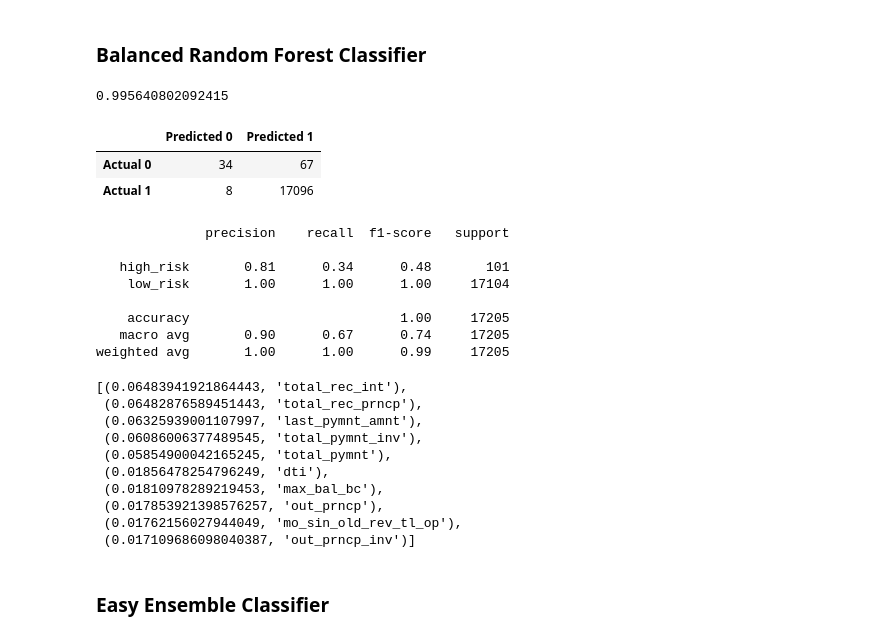
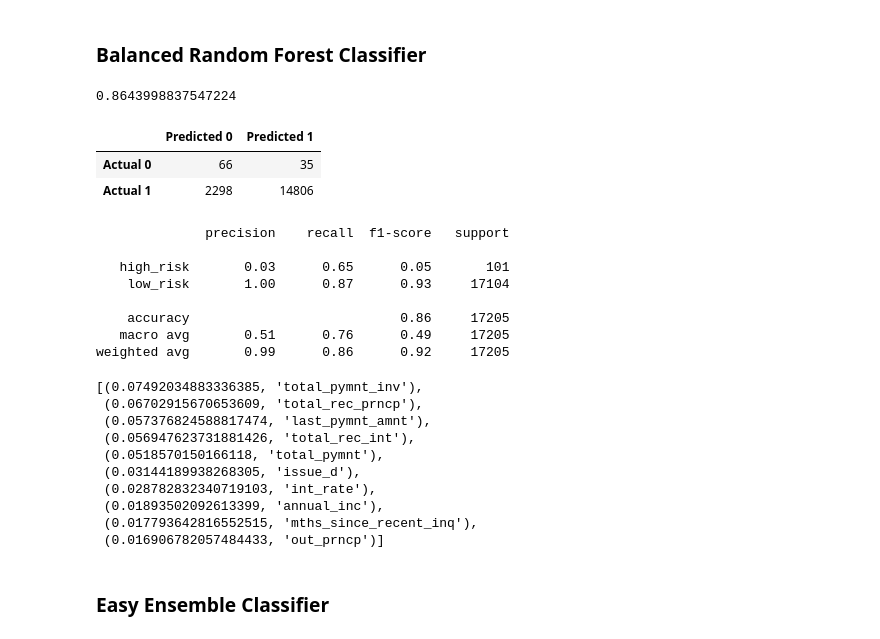
Before and after one commit to mitchjr9/Homework-11-Classification, a Jupyter notebook: credit_risk_ensemble.ipynb, the cells around one changed output. Saved outputs shown, nothing was run; the diff lists cells and outputs as text; code cells hidden in the pictures.

Commit message:
uploading updated ensemble assignment

```diff
--- a/credit_risk_ensemble.ipynb
+++ b/credit_risk_ensemble.ipynb
@@ -38,6 +38,7 @@ loan_df['verification_status'] = loan_df['verification_status'].replace(['Not Ve
 loan_df['issue_d'] = loan_df['issue_d'].replace(['Jan-2019'], 1.2019)
 loan_df['issue_d'] = loan_df['issue_d'].replace(['Feb-2019'], 2.2019)
 loan_df['issue_d'] = loan_df['issue_d'].replace(['Mar-2019'], 3.2019)
+loan_df['pymnt_plan'] = loan_df['pymnt_plan'].replace(['n'], 0)
 loan_df['initial_list_status'] = loan_df['initial_list_status'].replace(['w'], 0)
 loan_df['initial_list_status'] = loan_df['initial_list_status'].replace(['f'], 1)
 loan_df['next_pymnt_d'] = loan_df['next_pymnt_d'].replace(['Apr-2019'], 4.2019)
@@ -121,56 +122,56 @@ Note: Use a random state of 1 for each algorithm to ensure consistency between t
 ### Balanced Random Forest Classifier
 # %%
 # Resample the training data with the BalancedRandomForestClassifier
-from sklearn.ensemble import RandomForestClassifier
-random_forest_model = RandomForestClassifier(n_estimators=100, random_state=78)
-random_forest_model = random_forest_model.fit(X_train_scaled, y_train)
-random_forest_predictions = random_forest_model.predict(X_test_scaled)
+from imblearn.ensemble import BalancedRandomForestClassifier
+balanced_random_forest_model = BalancedRandomForestClassifier(n_estimators=100, random_state=78)
+balanced_random_forest_model = balanced_random_forest_model.fit(X_train_scaled, y_train)
+balanced_random_forest_predictions = balanced_random_forest_model.predict(X_test_scaled)
 # %%
 # Calculated the balanced accuracy score
 from sklearn.metrics import confusion_matrix, accuracy_score, classification_report
-random_forest_accuracy_score = accuracy_score(y_test, random_forest_predictions)
-random_forest_accuracy_score
+balanced_random_forest_accuracy_score = accuracy_score(y_test, balanced_random_forest_predictions)
+balanced_random_forest_accuracy_score
 # %% [output]
-0.995640802092415
+0.8643998837547224
 # %%
 # Display the confusion matrix
-random_forest_confusion_matrix = confusion_matrix(y_test, random_forest_predictions)
-random_forest_confusion_matrix_df = pd.DataFrame(
-    random_forest_confusion_matrix, index=["Actual 0", "Actual 1"], columns=["Predicted 0", "Predicted 1"]
+balanced_random_forest_confusion_matrix = confusion_matrix(y_test, balanced_random_forest_predictions)
+balanced_random_forest_confusion_matrix_df = pd.DataFrame(
+    balanced_random_forest_confusion_matrix, index=["Actual 0", "Actual 1"], columns=["Predicted 0", "Predicted 1"]
 )
-random_forest_confusion_matrix_df
+balanced_random_forest_confusion_matrix_df
 # %% [output]
 |  | Predicted 0 | Predicted 1 |
-| Actual 0 | 34 | 67 |
-| Actual 1 | 8 | 17096 |
+| Actual 0 | 66 | 35 |
+| Actual 1 | 2298 | 14806 |
 # %%
 # Print the imbalanced classification report
-print(classification_report(y_test, random_forest_predictions))
+print(classification_report(y_test, balanced_random_forest_predictions))
 # %% [output]
               precision    recall  f1-score   support
 
-   high_risk       0.81      0.34      0.48       101
-    low_risk       1.00      1.00      1.00     17104
+   high_risk       0.03      0.65      0.05       101
+    low_risk       1.00      0.87      0.93     17104
 
-    accuracy                           1.00     17205
-   macro avg       0.90      0.67      0.74     17205
-weighted avg       1.00      1.00      0.99     17205
+    accuracy                           0.86     17205
+   macro avg       0.51      0.76      0.49     17205
+weighted avg       0.99      0.86      0.92     17205
 # %%
 # List the features sorted in descending order by feature importance
-importances = rf_model.feature_importances_
-importances_sorted = sorted(zip(rf_model.feature_importances_, X.columns), reverse=True)
+importances = balanced_random_forest_model.feature_importances_
+importances_sorted = sorted(zip(balanced_random_forest_model.feature_importances_, X.columns), reverse=True)
 importances_sorted[:10]
 # %% [output]
-[(0.06483941921864443, 'total_rec_int'),
- (0.06482876589451443, 'total_rec_prncp'),
- (0.06325939001107997, 'last_pymnt_amnt'),
- (0.06086006377489545, 'total_pymnt_inv'),
- (0.05854900042165245, 'total_pymnt'),
- (0.01856478254796249, 'dti'),
- (0.01810978289219453, 'max_bal_bc'),
- (0.017853921398576257, 'out_prncp'),
- (0.01762156027944049, 'mo_sin_old_rev_tl_op'),
- (0.017109686098040387, 'out_prncp_inv')]
+[(0.07492034883336385, 'total_pymnt_inv'),
+ (0.06702915670653609, 'total_rec_prncp'),
+ (0.057376824588817474, 'last_pymnt_amnt'),
+ (0.056947623731881426, 'total_rec_int'),
+ (0.0518570150166118, 'total_pymnt'),
+ (0.03144189938268305, 'issue_d'),
+ (0.028782832340719103, 'int_rate'),
+ (0.01893502092613399, 'annual_inc'),
+ (0.017793642816552515, 'mths_since_recent_inq'),
+ (0.016906782057484433, 'out_prncp')]
 # %% [markdown]
 ### Easy Ensemble Classifier
 # %%
```
Also changed, not shown: parts of 7 cells of this notebook.
